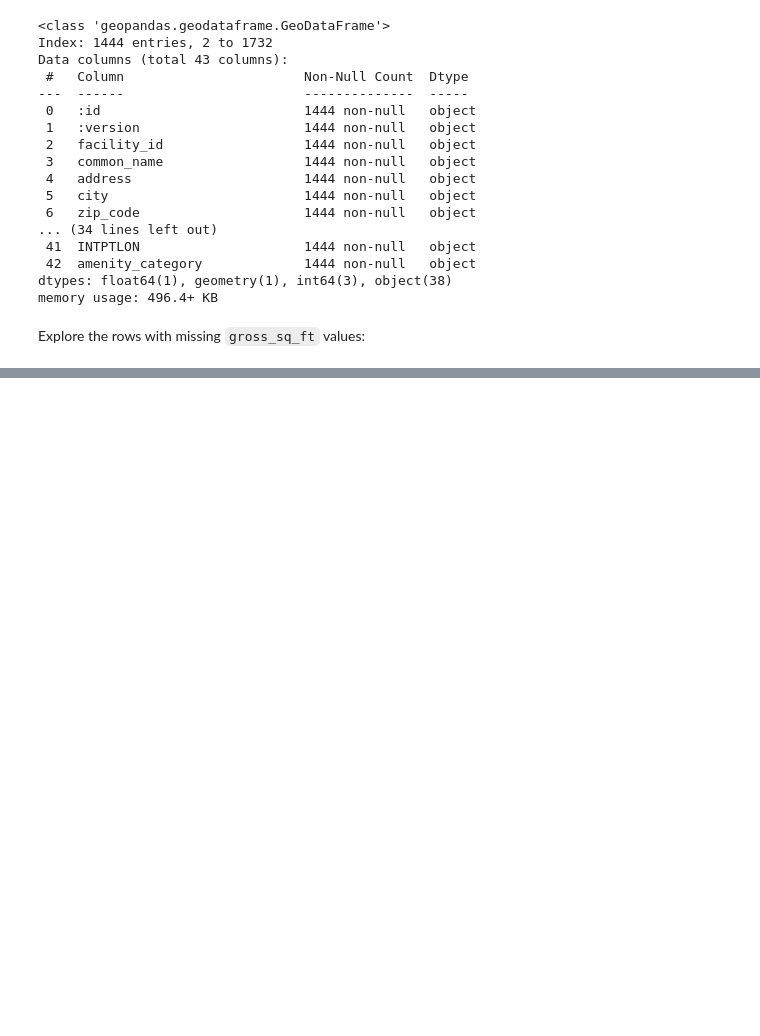
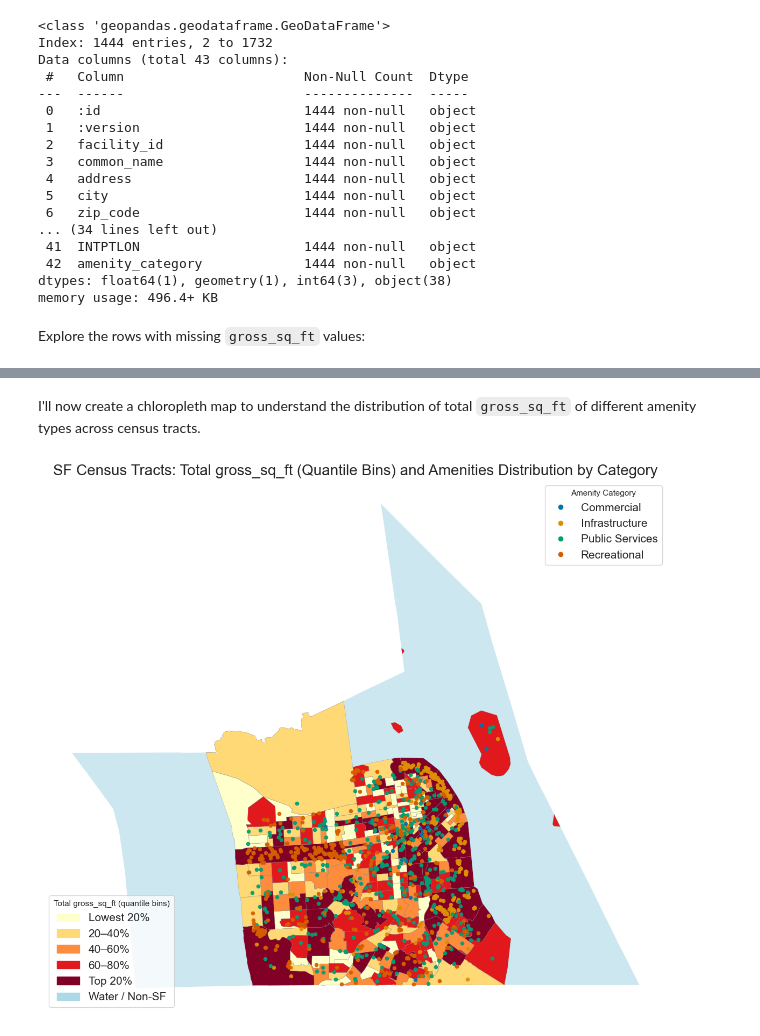
Before and after one commit to meganm2c/MTC-SF-Neighborhood-Amenity-Equity-Project, a Jupyter notebook: notebooks/City_Facilities_Data_Clean_Analysis.ipynb, the cells around one changed output, grey strips where cells are left out. Cells and saved outputs as stored; diff of their text form; code cells hidden in the pictures; blank space fills up the shorter version.

```diff
--- a/notebooks/City_Facilities_Data_Clean_Analysis.ipynb
+++ b/notebooks/City_Facilities_Data_Clean_Analysis.ipynb
@@ -345,0 +613,79 @@ city_facilities_sf_nodatetime
+# %% [markdown]
+I'll now create a chloropleth map to understand the distribution of total `gross_sq_ft` of different amenity types across census tracts.
+# %%
+# initialize plot, with improved legend handling
+fig, ax = plt.subplots(1, 1, figsize=(12, 12))
+
+# land polygons (exclude water)
+land = tracts_choro[~tracts_choro["is_water"].fillna(False)].copy()
+
+# ensure sqft_bin is categorical with desired ordered labels
+if 'sqft_bin' not in land.columns or land['sqft_bin'].isna().all():
+    # fallback: create quintile bins if missing
+    land['sqft_bin'] = pd.qcut(land['total_sqft'].fillna(0).astype(float), q=5,
+                               labels=["Lowest 20%", "20–40%", "40–60%", "60–80%", "Top 20%"],
+                               duplicates='drop')
+categories = list(land['sqft_bin'].cat.categories) if pd.api.types.is_categorical_dtype(land['sqft_bin']) else sorted(land['sqft_bin'].dropna().unique())
+
+# discrete colormap for the bins (use new API to avoid deprecation)
+n_bins = max(1, len(categories))
+cmap = mpl.colormaps.get_cmap("YlOrRd")  # fixes deprecation warning
+# sample n_bins colors and convert to hex for consistent plotting/legend
+bin_colors = [mpl.colors.to_hex(c) for c in cmap(np.linspace(0, 1, n_bins))]
+
+# plot each bin explicitly so we can make legend handles
+poly_handles = []
+for i, cat in enumerate(categories):
+    subset = land[land['sqft_bin'] == cat]
+    color_hex = bin_colors[i] if i < len(bin_colors) else "#cccccc"
+    if subset.empty:
+        poly_handles.append(mpatches.Patch(color=color_hex, label=str(cat)))
+        continue
+    subset.plot(ax=ax, color=color_hex, edgecolor='gray', linewidth=0.3)
+    poly_handles.append(mpatches.Patch(color=color_hex, label=str(cat)))
+
+# plot water / non-SF
+water = tracts_choro[tracts_choro["is_water"].fillna(False)]
+water_handle = None
+if not water.empty:
+    water.plot(ax=ax, color="lightblue", edgecolor="none", alpha=0.6)
+    water_handle = mpatches.Patch(color="lightblue", label="Water / Non-SF")
+
+# Amenity points: use a colorblind-friendly qualitative palette (contrasts with YlOrRd)
+amen_cats = sorted(city_facilities_sf_nodatetime['amenity_category'].dropna().unique())
+# get a colorblind-friendly palette sized to number of categories
+amen_pal = sns.color_palette("colorblind", n_colors=max(3, len(amen_cats)))
+amen_colors = [mpl.colors.to_hex(c) for c in amen_pal]
+
+point_handles = []
+for i, cat in enumerate(amen_cats):
+    subset = city_facilities_sf_nodatetime[city_facilities_sf_nodatetime['amenity_category'] == cat]
+    color = amen_colors[i % len(amen_colors)]
+    if not subset.empty:
+        subset.plot(ax=ax, color=color, markersize=30, label=str(cat), alpha=0.95, marker='o', linewidth=0)
+    # legend handle for amenity category
+    point_handles.append(Line2D([0], [0], marker='o', color='w', markerfacecolor=color, markersize=8, label=str(cat)))
+
+# Create polygon legend (bins + optional water)
+legend_polys = poly_handles.copy()
+if water_handle is not None:
+    legend_polys.append(water_handle)
+
+# place legends: polygons lower-left, points upper-right
+if legend_polys:
+    leg1 = ax.legend(handles=legend_polys, title="Total gross_sq_ft (quantile bins)", loc='lower left', frameon=True, fontsize=15, title_fontsize=11)
+    ax.add_artist(leg1)
+
+if point_handles:
+    ax.legend(handles=point_handles, title="Amenity Category", loc='upper right', frameon=True, fontsize=15, title_fontsize=11)
+
+# title and style
+ax.set_title("SF Census Tracts: Total gross_sq_ft (Quantile Bins) and Amenities Distribution by Category", fontsize=20)
+ax.set_axis_off()
+plt.tight_layout()
+
+# save plot
+plt.savefig(repo_root / 'visualizations' / 'tracts_gross_sqft_amenities_choropleth.png', dpi=300)
+plt.show()
+# %% [output]
+[figure, added]
```
Also changed, not shown: parts of 23 cells of this notebook, 4 other files.
